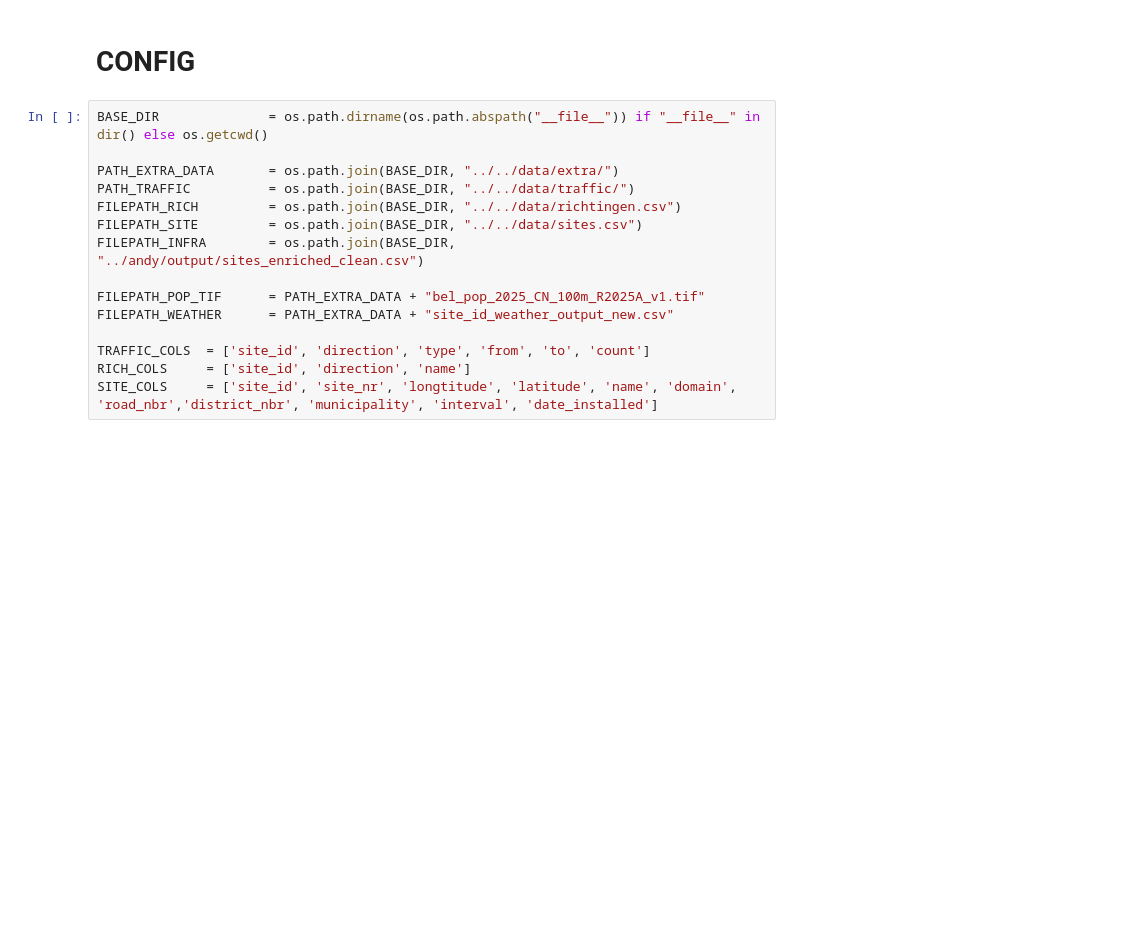
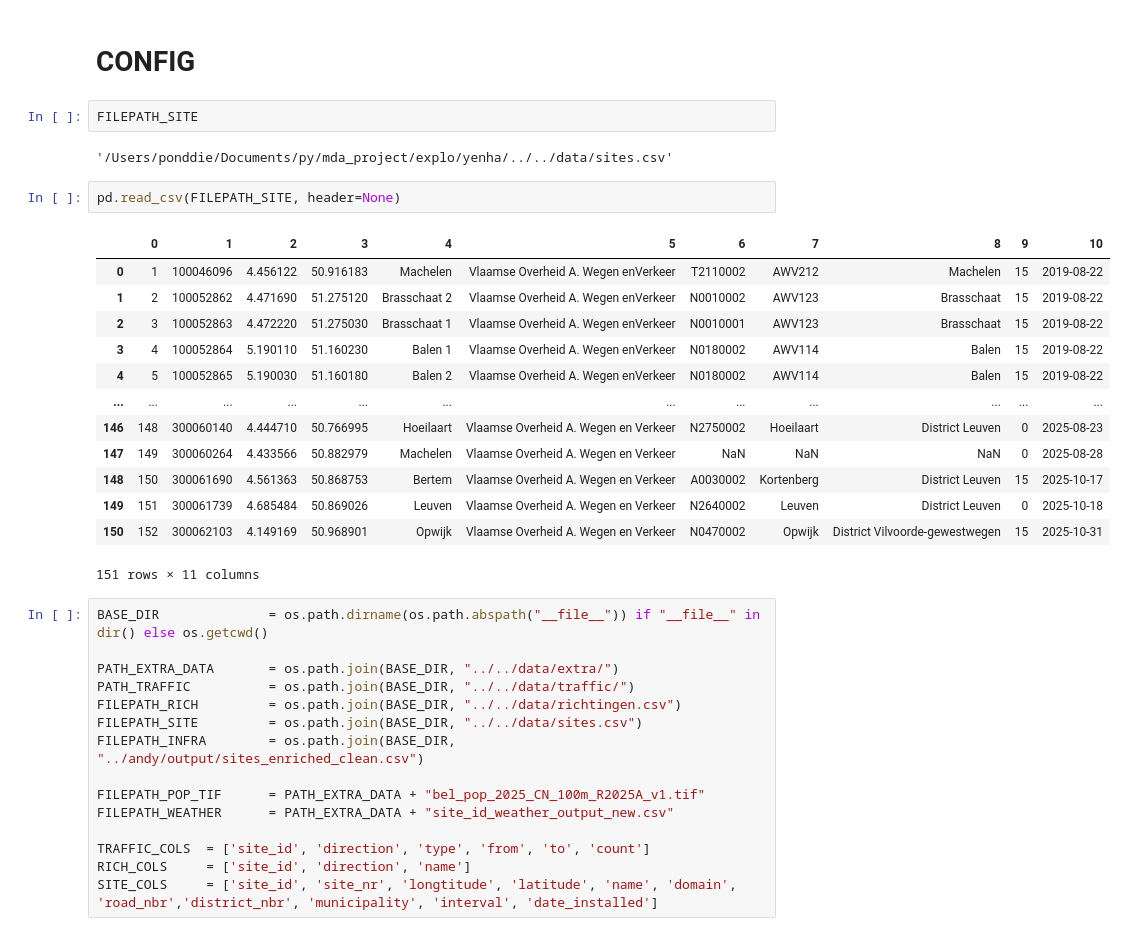
Before and after one commit to haleyen/mda_project, a Jupyter notebook: explo/yenha/D00_final_modeling.ipynb, the cells around one changed output. Drawn from its saved outputs; the diff is of its cells as text; blank space fills up the shorter version.

```diff
--- a/explo/yenha/D00_final_modeling.ipynb
+++ b/explo/yenha/D00_final_modeling.ipynb
@@ -32,6 +32,26 @@ import warnings
 warnings.filterwarnings("ignore")
 # %% [markdown]
 # CONFIG
+# %%
+FILEPATH_SITE
+# %% [output]
+'/Users/ponddie/Documents/py/mda_project/explo/yenha/../../data/sites.csv'
+# %%
+pd.read_csv(FILEPATH_SITE, header=None)
+# %% [output]
+|  | 0 | 1 | 2 | 3 | 4 | 5 | 6 | 7 | 8 | 9 | 10 |
+| 0 | 1 | 100046096 | 4.456122 | 50.916183 | Machelen | Vlaamse Overheid A. Wegen enVerkeer | T2110002 | AWV212 | Machelen | 15 | 2019-08-22 |
+| 1 | 2 | 100052862 | 4.471690 | 51.275120 | Brasschaat 2 | Vlaamse Overheid A. Wegen enVerkeer | N0010002 | AWV123 | Brasschaat | 15 | 2019-08-22 |
+| 2 | 3 | 100052863 | 4.472220 | 51.275030 | Brasschaat 1 | Vlaamse Overheid A. Wegen enVerkeer | N0010001 | AWV123 | Brasschaat | 15 | 2019-08-22 |
+| 3 | 4 | 100052864 | 5.190110 | 51.160230 | Balen 1 | Vlaamse Overheid A. Wegen enVerkeer | N0180002 | AWV114 | Balen | 15 | 2019-08-22 |
+| 4 | 5 | 100052865 | 5.190030 | 51.160180 | Balen 2 | Vlaamse Overheid A. Wegen enVerkeer | N0180002 | AWV114 | Balen | 15 | 2019-08-22 |
+| ... | ... | ... | ... | ... | ... | ... | ... | ... | ... | ... | ... |
+| 146 | 148 | 300060140 | 4.444710 | 50.766995 | Hoeilaart | Vlaamse Overheid A. Wegen en Verkeer | N2750002 | Hoeilaart | District Leuven | 0 | 2025-08-23 |
+| 147 | 149 | 300060264 | 4.433566 | 50.882979 | Machelen | Vlaamse Overheid A. Wegen en Verkeer | NaN | NaN | NaN | 0 | 2025-08-28 |
+| 148 | 150 | 300061690 | 4.561363 | 50.868753 | Bertem | Vlaamse Overheid A. Wegen en Verkeer | A0030002 | Kortenberg | District Leuven | 15 | 2025-10-17 |
+| 149 | 151 | 300061739 | 4.685484 | 50.869026 | Leuven | Vlaamse Overheid A. Wegen en Verkeer | N2640002 | Leuven | District Leuven | 0 | 2025-10-18 |
+| 150 | 152 | 300062103 | 4.149169 | 50.968901 | Opwijk | Vlaamse Overheid A. Wegen en Verkeer | N0470002 | Opwijk | District Vilvoorde-gewestwegen | 15 | 2025-10-31 |
+151 rows × 11 columns
 # %%
 BASE_DIR              = os.path.dirname(os.path.abspath("__file__")) if "__file__" in dir() else os.getcwd()
 
```
Also changed, not shown: parts of 21 cells of this notebook.
